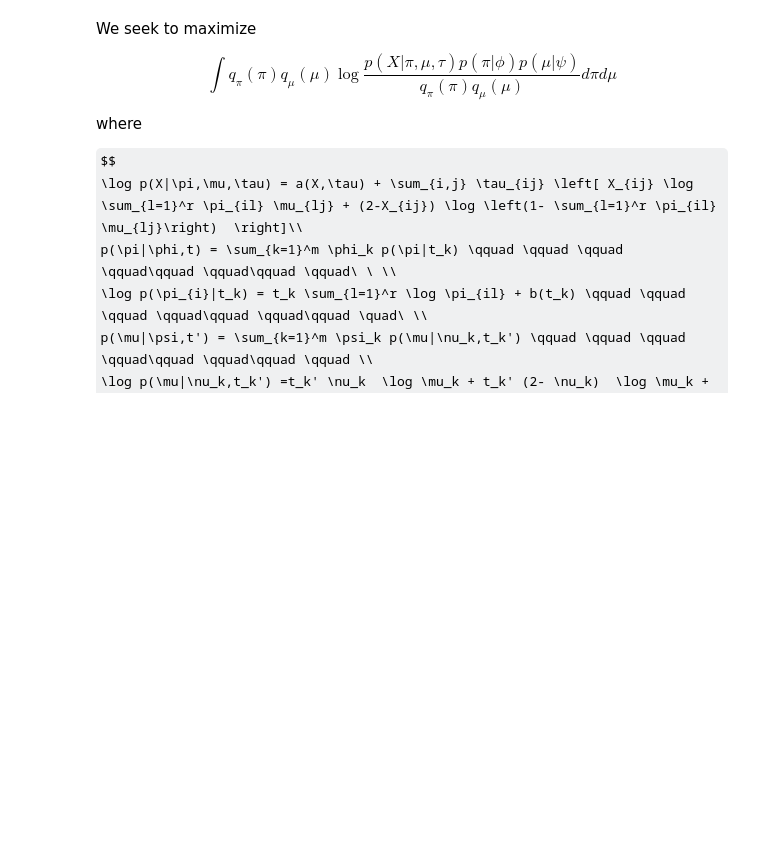
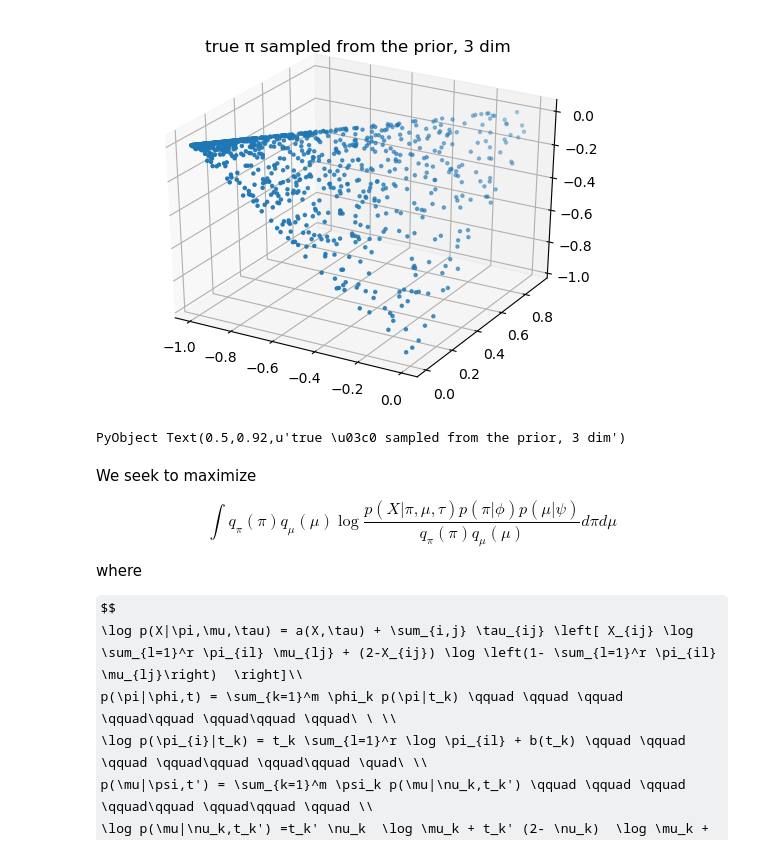
Before and after one commit to youngseok-kim/FLASH_STRUCTURE, a Jupyter notebook: docs/Matrix_factorization_1k_TeraSTRUCTURE_like.ipynb, the cells around one changed output. Drawn from its saved outputs; the diff is of its cells as text; code cells hidden in the pictures; some formulas as TeX source; blank space fills up the shorter version.

```diff
--- a/docs/Matrix_factorization_1k_TeraSTRUCTURE_like.ipynb
+++ b/docs/Matrix_factorization_1k_TeraSTRUCTURE_like.ipynb
@@ -26,0 +9,12 @@ X = data["X"]
+# %%
+# we subsample SNPs by taking 1,21,41,...th in order.
+G = copy(data["X"]);
+n,p = size(G);
+
+# get label and enumerate it
+unique_label = unique(label);
+W = zeros(n,length(unique_label));
+for i = 1:length(unique_label)
+    ind = find(label .== unique_label[i]);
+    W[ind,i] = 1;
+end
@@ -26,0 +86,6 @@ X = data["X"]
+# %%
+PyPlot.scatter3D(-π_true[:,1],π_true[:,2],-π_true[:,3], s = 5)
+PyPlot.title("true π sampled from the prior, 3 dim")
+# %% [output]
+[figure, added]
+PyObject Text(0.5,0.92,u'true \u03c0 sampled from the prior, 3 dim')
```
Also changed, not shown: parts of 12 cells of this notebook, 6 other files.
